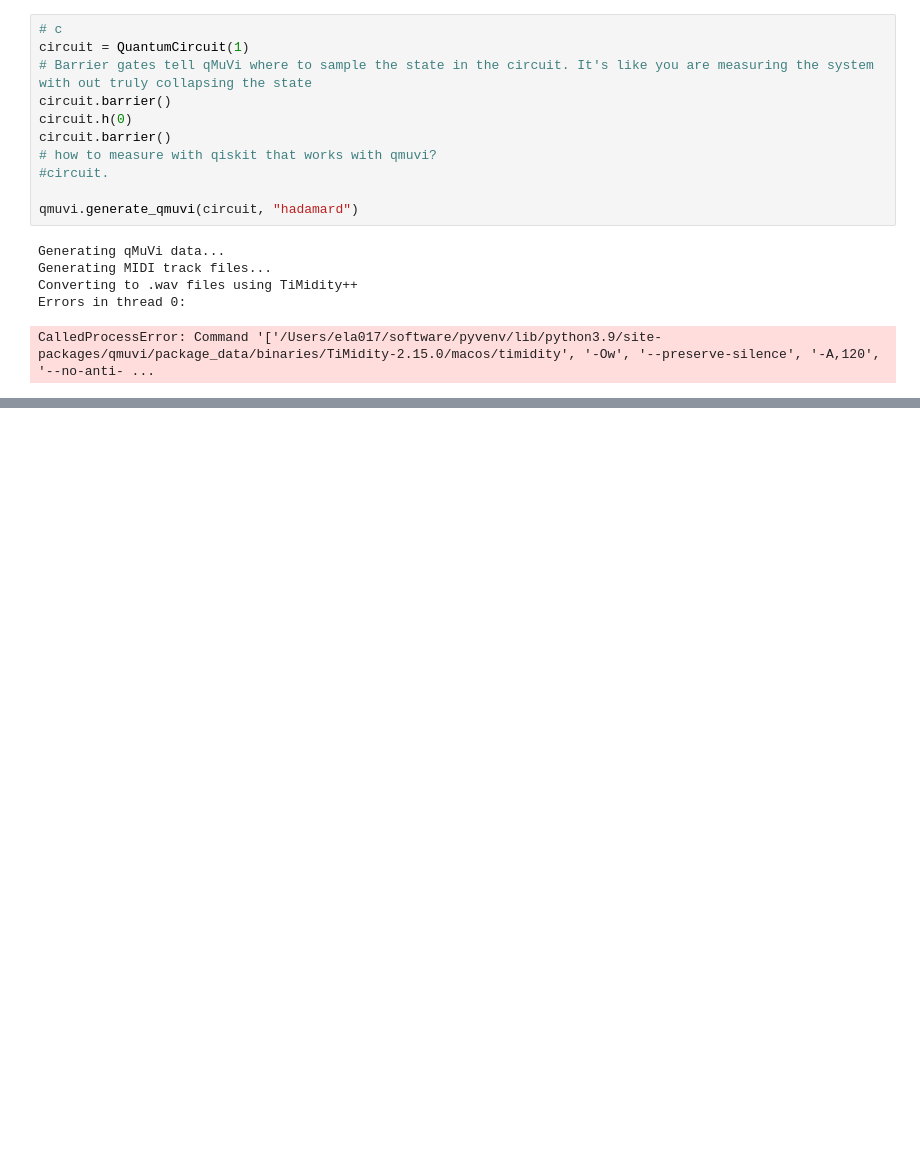
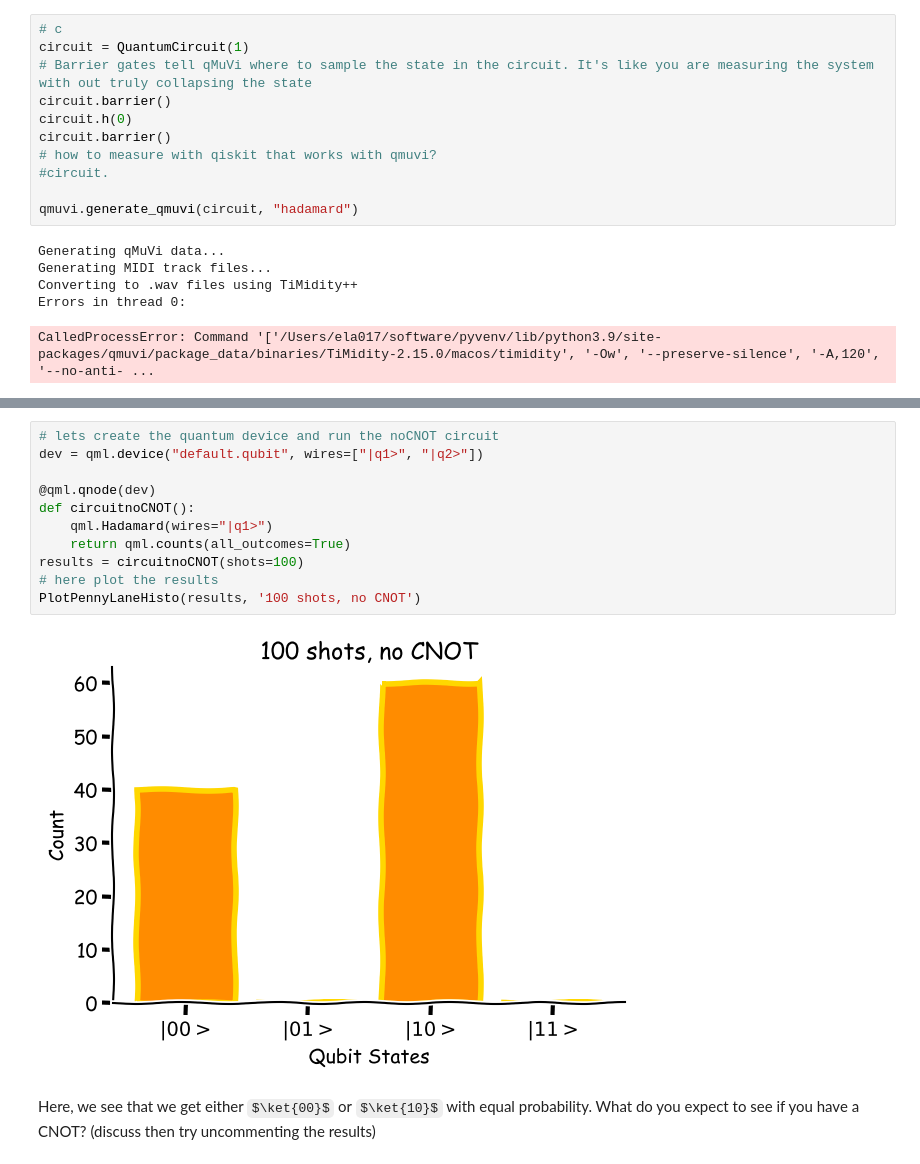
Before and after one commit to PawseySC/quantum-computing-hackathon, a Jupyter notebook: lessons/1-Intro_to_Quantum_Computing.ipynb, the cells around one changed output, grey strips where cells are left out. Saved outputs shown, nothing was run; the diff lists cells and outputs as text; some formulas as TeX source; blank space fills up the shorter version.

```diff
--- a/lessons/1-Intro_to_Quantum_Computing.ipynb
+++ b/lessons/1-Intro_to_Quantum_Computing.ipynb
@@ -686,0 +404,15 @@ https://www.iosrjournals.org/iosr-jap/papers/Vol10-issue6/Version-2/D1006021619.
+# %%
+# lets create the quantum device and run the noCNOT circuit
+dev = qml.device("default.qubit", wires=["|q1>", "|q2>"])
+
+@qml.qnode(dev)
+def circuitnoCNOT():
+    qml.Hadamard(wires="|q1>")
+    return qml.counts(all_outcomes=True)
+results = circuitnoCNOT(shots=100)
+# here plot the results
+PlotPennyLaneHisto(results, '100 shots, no CNOT')
+# %% [output]
+[figure, added]
+# %% [markdown]
+Here, we see that we get either $\ket{00}$ or $\ket{10}$ with equal probability. What do you expect to see if you have a CNOT? (discuss then try uncommenting the results)
```
Also changed, not shown: parts of 66 cells of this notebook.
